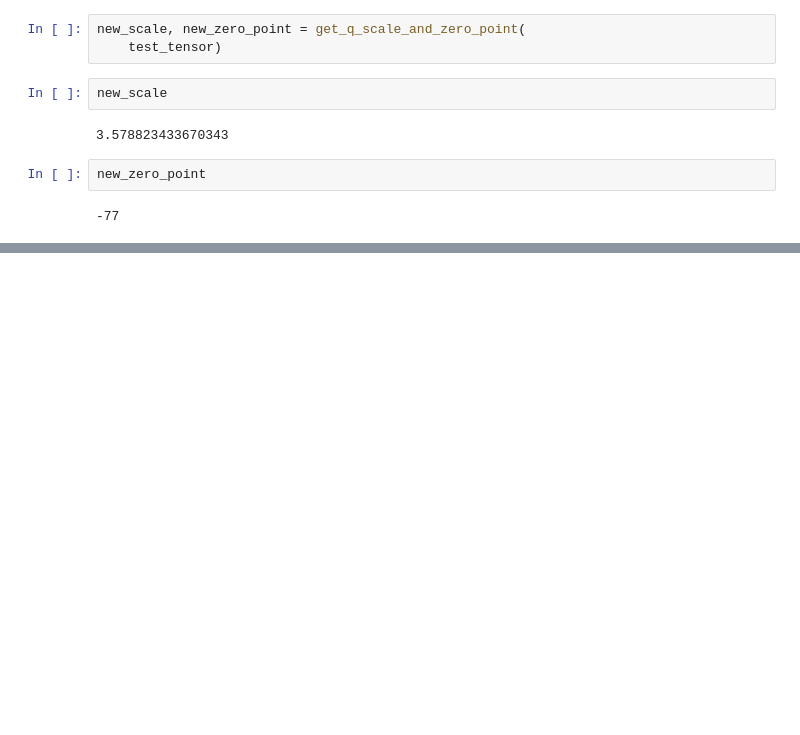
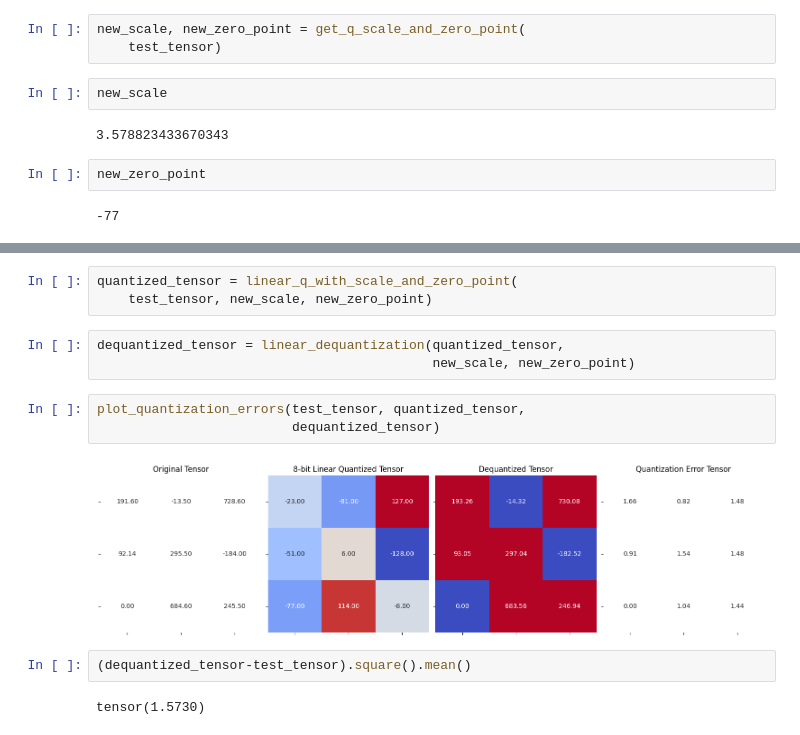
Before and after one commit to yacineabh/quantization, a Jupyter notebook: scale_zeo_point_values.ipynb, the cells around one changed output, grey strips where cells are left out. Drawn from its saved outputs; the diff is of its cells as text; blank space fills up the shorter version.

Commit message:
scale and zero point for linear quantiaztion

```diff
--- a/scale_zeo_point_values.ipynb
+++ b/scale_zeo_point_values.ipynb
@@ -95,0 +94,15 @@ ImportError: cannot import name 'linear_q_with_scale_and_zero_point' from 'helpe
+# %%
+quantized_tensor = linear_q_with_scale_and_zero_point(
+    test_tensor, new_scale, new_zero_point)
+# %%
+dequantized_tensor = linear_dequantization(quantized_tensor,
+                                           new_scale, new_zero_point)
+# %%
+plot_quantization_errors(test_tensor, quantized_tensor,
+                         dequantized_tensor)
+# %% [output]
+[figure, added]
+# %%
+(dequantized_tensor-test_tensor).square().mean()
+# %% [output]
+tensor(1.5730)
```
Also changed, not shown: parts of 9 cells of this notebook.
